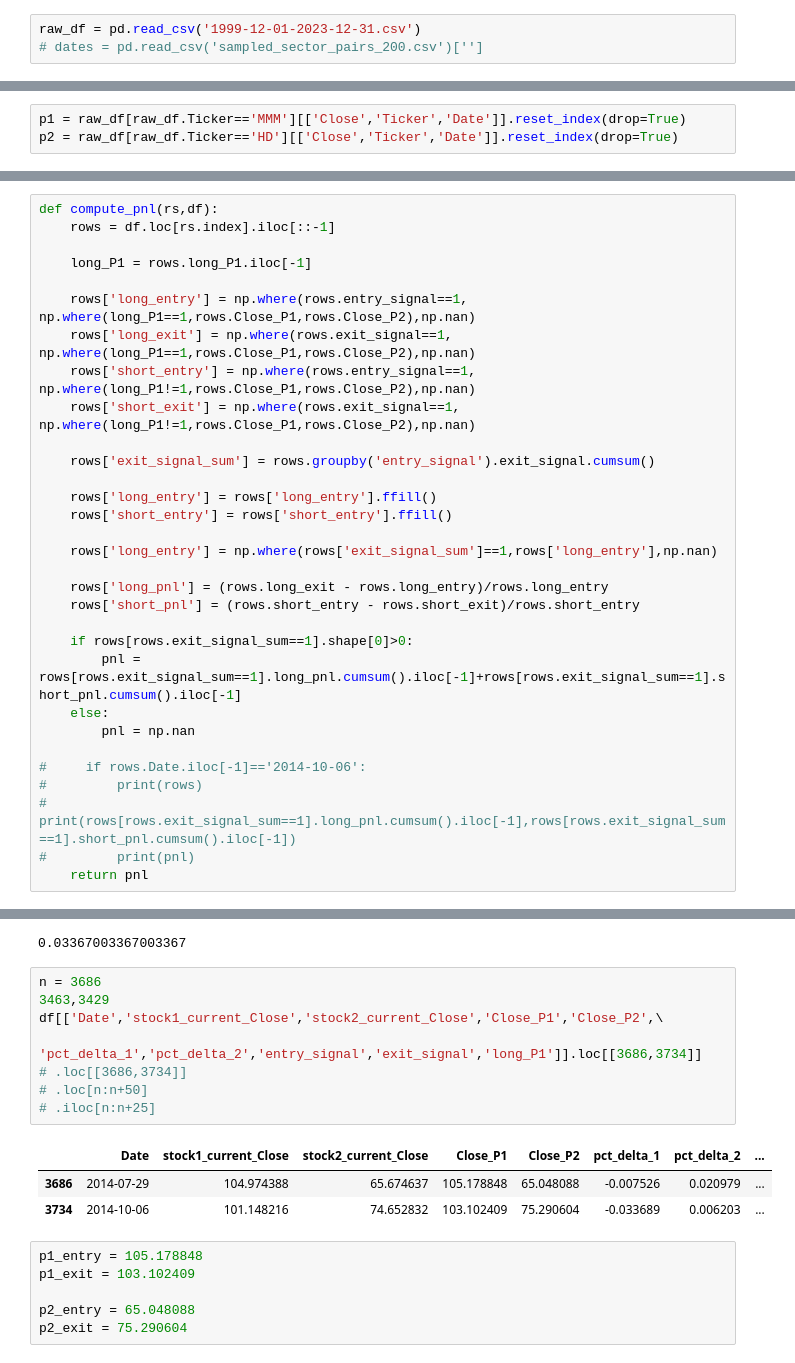
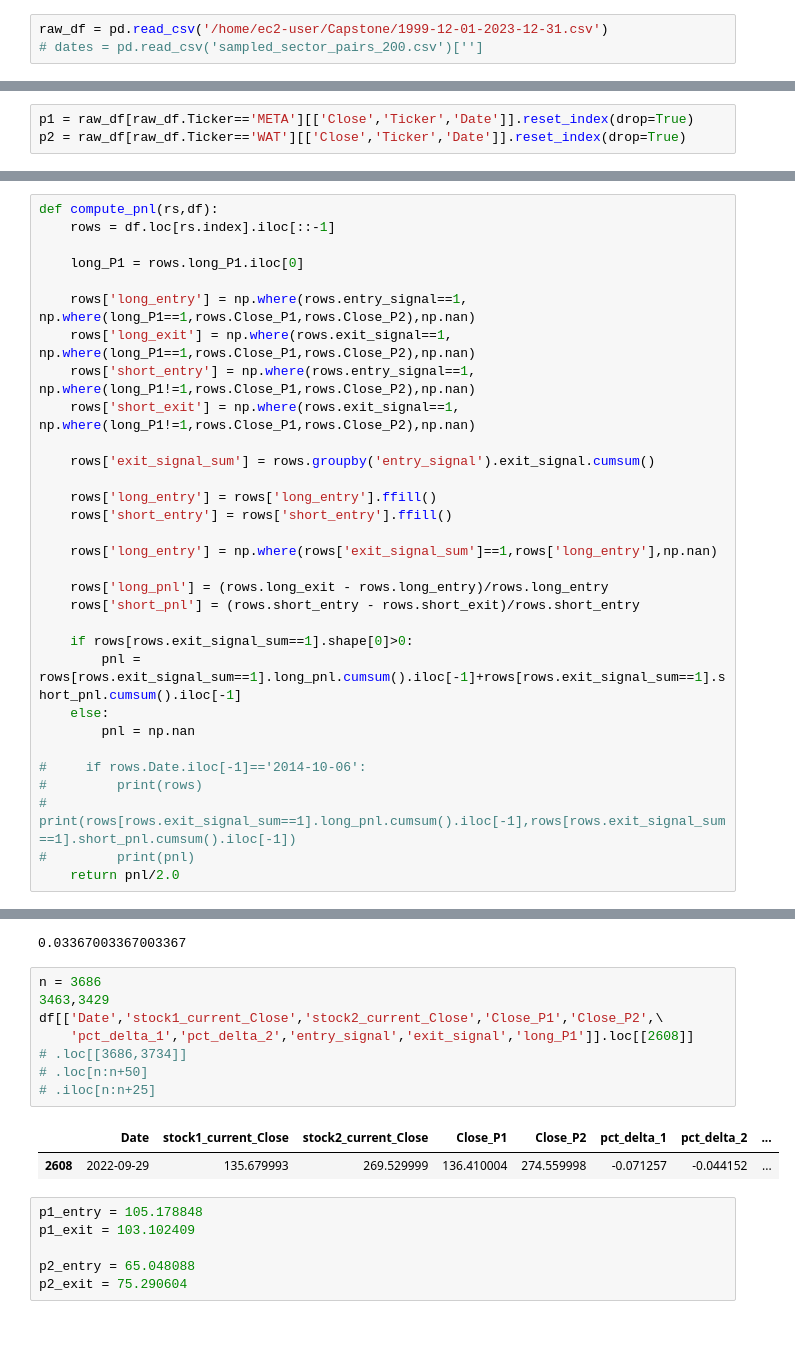
Before and after one commit to nishikaa/pair_trading, a Jupyter notebook: pair-trading-foundations/notebooks/vectorize_data_generation_for_each_pair.ipynb, the cells around one changed output, grey strips where cells are left out. Cells and saved outputs as stored; diff of their text form; blank space fills up the shorter version.

```diff
--- a/pair-trading-foundations/notebooks/vectorize_data_generation_for_each_pair.ipynb
+++ b/pair-trading-foundations/notebooks/vectorize_data_generation_for_each_pair.ipynb
@@ -7,7 +7,7 @@ from numpy.linalg import norm
 tqdm.pandas()
 import time
 # %%
-raw_df = pd.read_csv('1999-12-01-2023-12-31.csv')
+raw_df = pd.read_csv('/home/ec2-user/Capstone/1999-12-01-2023-12-31.csv')
 # dates = pd.read_csv('sampled_sector_pairs_200.csv')['']
 # %%
 raw_df['Close'] = raw_df['Adj Close']
@@ -33,8 +33,8 @@ raw_df
 | 2701712 | 2023-12-29 | 196.679993 | 198.009995 | 196.250000 | 196.923355 | 196.923355 | 1007200.0 | ZTS | Health Care | ... |
 2701713 rows × 10 columns
 # %%
-p1 = raw_df[raw_df.Ticker=='MMM'][['Close','Ticker','Date']].reset_index(drop=True)
-p2 = raw_df[raw_df.Ticker=='HD'][['Close','Ticker','Date']].reset_index(drop=True)
+p1 = raw_df[raw_df.Ticker=='META'][['Close','Ticker','Date']].reset_index(drop=True)
+p2 = raw_df[raw_df.Ticker=='WAT'][['Close','Ticker','Date']].reset_index(drop=True)
 # %%
 df = pd.merge(p1,p2,how='left',on='Date',suffixes=['_P1','_P2'])
 df.head()
@@ -106,7 +105,7 @@ df.shape
 def compute_pnl(rs,df):
     rows = df.loc[rs.index].iloc[::-1]
 
-    long_P1 = rows.long_P1.iloc[-1]
+    long_P1 = rows.long_P1.iloc[0]
 
     rows['long_entry'] = np.where(rows.entry_signal==1, np.where(long_P1==1,rows.Close_P1,rows.Close_P2),np.nan)
     rows['long_exit'] = np.where(rows.exit_signal==1, np.where(long_P1==1,rows.Close_P1,rows.Close_P2),np.nan)
@@ -132,7 +131,7 @@ def compute_pnl(rs,df):
 #         print(rows)
 #         print(rows[rows.exit_signal_sum==1].long_pnl.cumsum().iloc[-1],rows[rows.exit_signal_sum==1].short_pnl.cumsum().iloc[-1])
 #         print(pnl)
-    return pnl
+    return pnl/2.0
 # %%
 df['pnl'] = df['Close_P1'].iloc[::-1].rolling(120).progress_apply(compute_pnl, args=(df,))
 # .shift(-119)
@@ -179,15 +178,14 @@ df.dropna().sort_values('pnl',ascending=False)
 # %%
 n = 3686
 3463,3429
 df[['Date','stock1_current_Close','stock2_current_Close','Close_P1','Close_P2',\
-    'pct_delta_1','pct_delta_2','entry_signal','exit_signal','long_P1']].loc[[3686,3734]]
+    'pct_delta_1','pct_delta_2','entry_signal','exit_signal','long_P1']].loc[[2608]]
 # .loc[[3686,3734]]
 # .loc[n:n+50]
 # .iloc[n:n+25]
 # %% [output]
 |  | Date | stock1_current_Close | stock2_current_Close | Close_P1 | Close_P2 | pct_delta_1 | pct_delta_2 | ... |
-| 3686 | 2014-07-29 | 104.974388 | 65.674637 | 105.178848 | 65.048088 | -0.007526 | 0.020979 | ... |
-| 3734 | 2014-10-06 | 101.148216 | 74.652832 | 103.102409 | 75.290604 | -0.033689 | 0.006203 | ... |
+| 2608 | 2022-09-29 | 135.679993 | 269.529999 | 136.410004 | 274.559998 | -0.071257 | -0.044152 | ... |
 # %%
 p1_entry = 105.178848
 p1_exit = 103.102409
```
Also changed, not shown: parts of 6 cells of this notebook.
